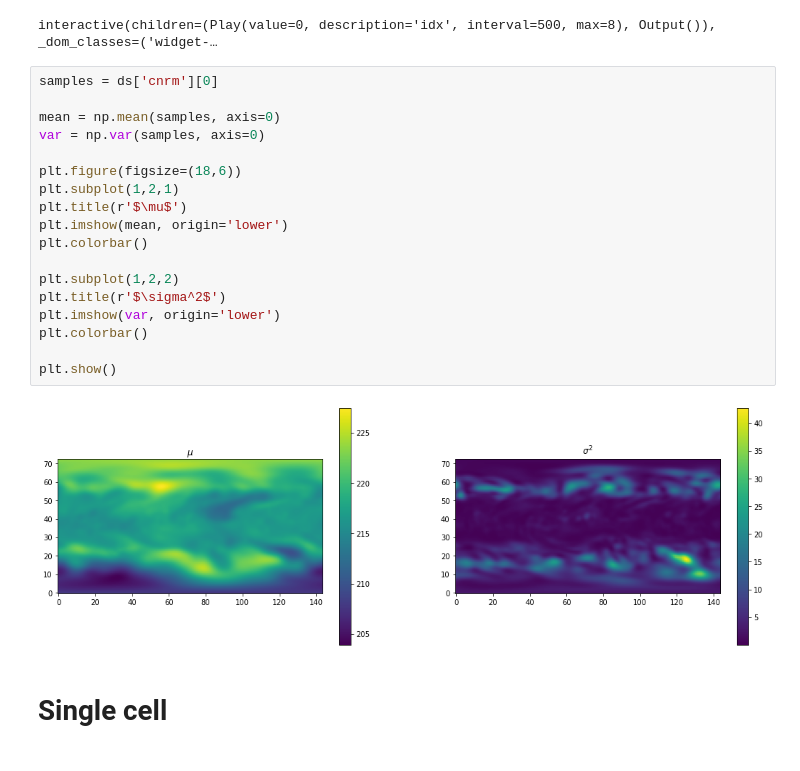
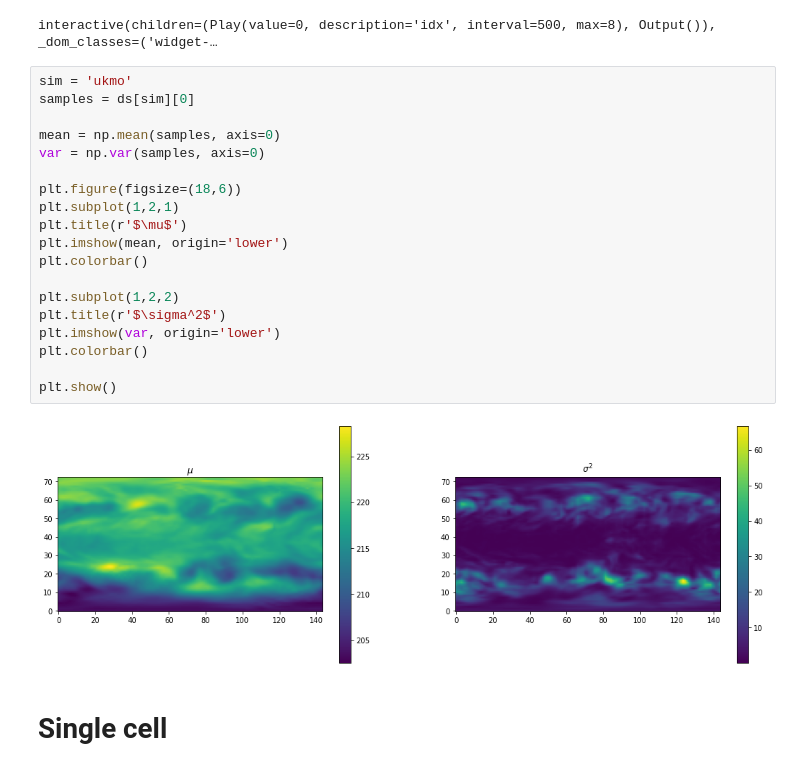
Before and after one commit to leonharv/uncertainty-vis, a Jupyter notebook: Experiments/interpolation/weather/kriging.ipynb, the cells around one changed output. Cells and saved outputs as stored; diff of their text form.

```diff
--- a/Experiments/interpolation/weather/kriging.ipynb
+++ b/Experiments/interpolation/weather/kriging.ipynb
@@ -197,25 +169,26 @@ def inspect(idx=0):
 # %% [output]
 interactive(children=(Play(value=0, description='idx', interval=500, max=8), Output()), _dom_classes=('widget-…
 # %%
-samples = ds['cnrm'][0]
+sim = 'ukmo'
+samples = ds[sim][0]
 
 mean = np.mean(samples, axis=0)
 var = np.var(samples, axis=0)
 
 plt.figure(figsize=(18,6))
 plt.subplot(1,2,1)
 plt.title(r'$\mu$')
 plt.imshow(mean, origin='lower')
 plt.colorbar()
 
 plt.subplot(1,2,2)
 plt.title(r'$\sigma^2$')
 plt.imshow(var, origin='lower')
 plt.colorbar()
 
 plt.show()
 # %% [output]
-[figure, old version]
+[figure, new version]
 # %% [markdown]
 # Single cell
 # %%
```
Also changed, not shown: parts of 18 cells of this notebook, 18 other files.
